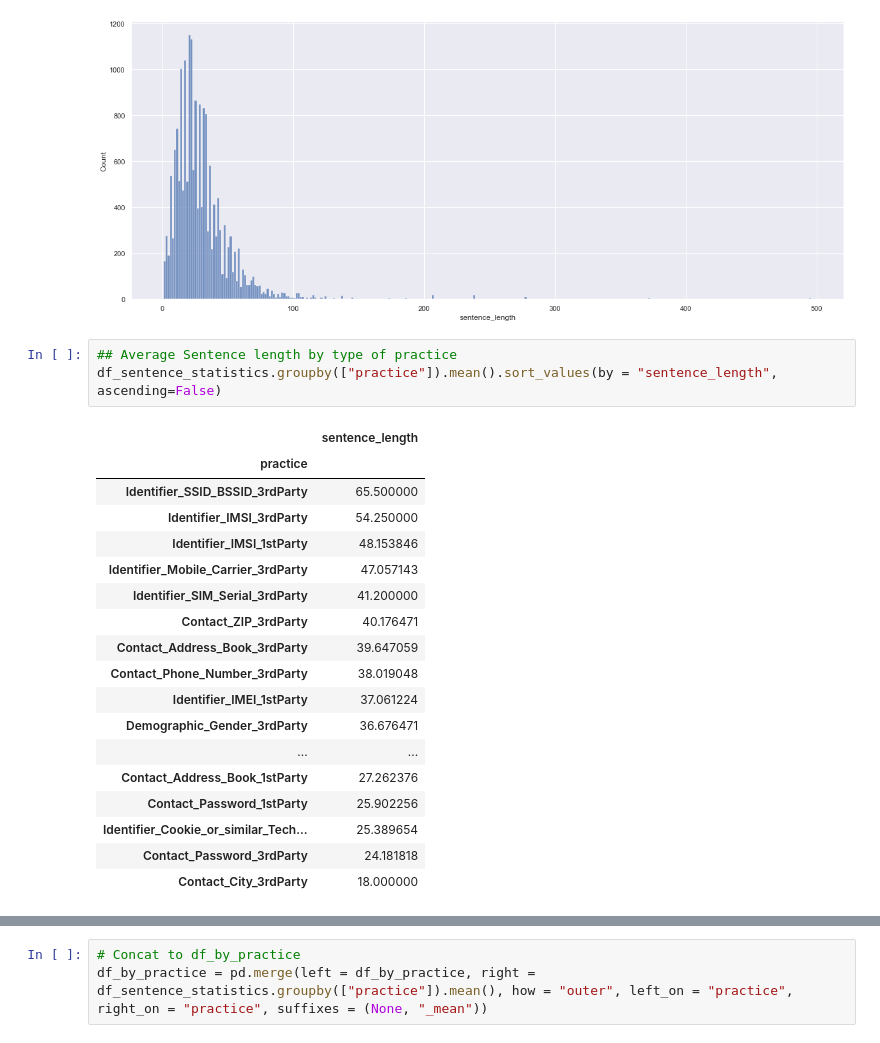
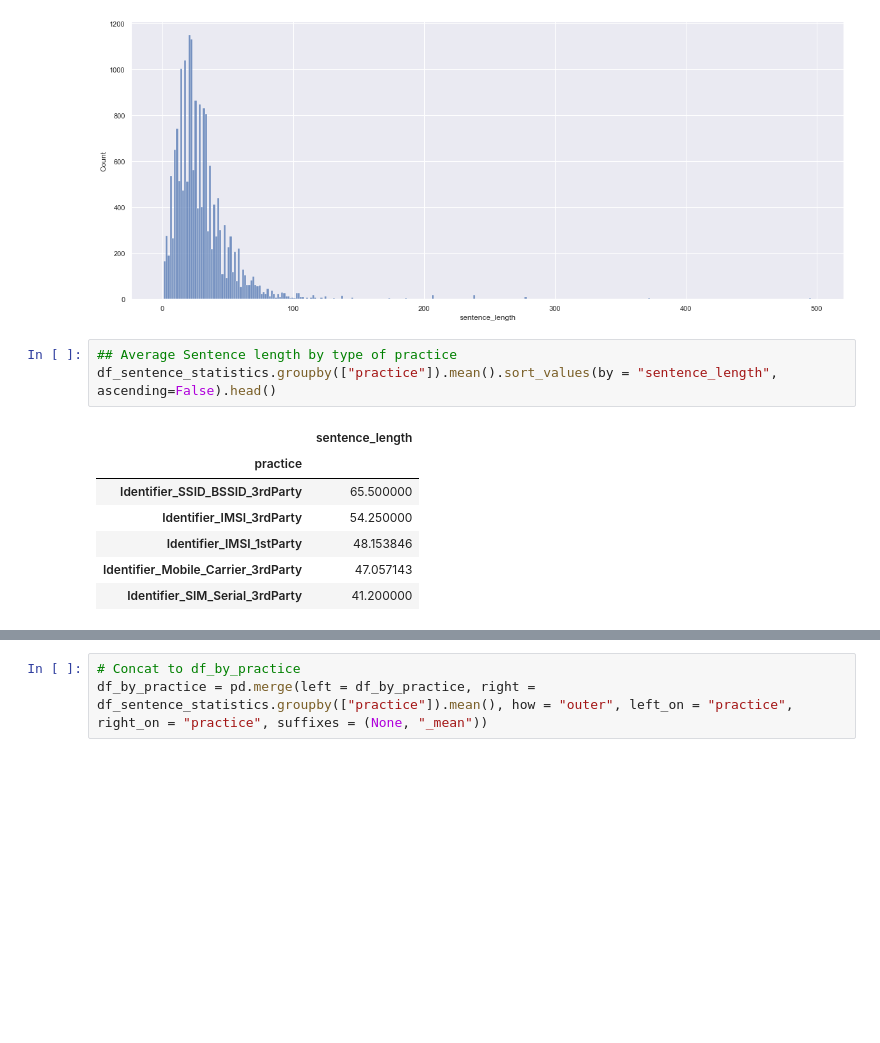
Before and after one commit to TristanKoh/capstone-repo, a Jupyter notebook: code/eda_sentence_text.ipynb, the cells around one changed output, grey strips where cells are left out. Cells and saved outputs as stored; diff of their text form; blank space fills up the shorter version.

Commit message:
Continue sentence text eda

```diff
--- a/code/eda_sentence_text.ipynb
+++ b/code/eda_sentence_text.ipynb
@@ -101,25 +85,14 @@ ax = sns.histplot(x = "sentence_length",  data = df_sentence_statistics)
 [figure]
 # %%
 ## Average Sentence length by type of practice
-df_sentence_statistics.groupby(["practice"]).mean().sort_values(by = "sentence_length", ascending=False)
+df_sentence_statistics.groupby(["practice"]).mean().sort_values(by = "sentence_length", ascending=False).head()
 # %% [output]
 |  | sentence_length |
 | practice |  |
 | Identifier_SSID_BSSID_3rdParty | 65.500000 |
 | Identifier_IMSI_3rdParty | 54.250000 |
 | Identifier_IMSI_1stParty | 48.153846 |
 | Identifier_Mobile_Carrier_3rdParty | 47.057143 |
 | Identifier_SIM_Serial_3rdParty | 41.200000 |
-| Contact_ZIP_3rdParty | 40.176471 |
-| Contact_Address_Book_3rdParty | 39.647059 |
-| Contact_Phone_Number_3rdParty | 38.019048 |
-| Identifier_IMEI_1stParty | 37.061224 |
-| Demographic_Gender_3rdParty | 36.676471 |
-| ... | ... |
-| Contact_Address_Book_1stParty | 27.262376 |
-| Contact_Password_1stParty | 25.902256 |
-| Identifier_Cookie_or_similar_Tech... | 25.389654 |
-| Contact_Password_3rdParty | 24.181818 |
-| Contact_City_3rdParty | 18.000000 |
 # %%
 # Median sentence length by practice
```
Also changed, not shown: parts of 14 cells of this notebook, 1 other file.
